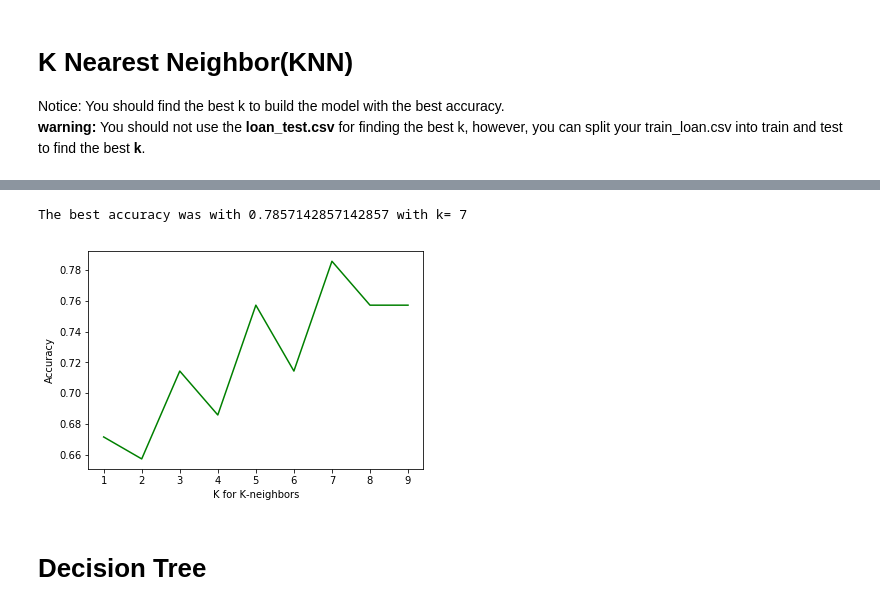
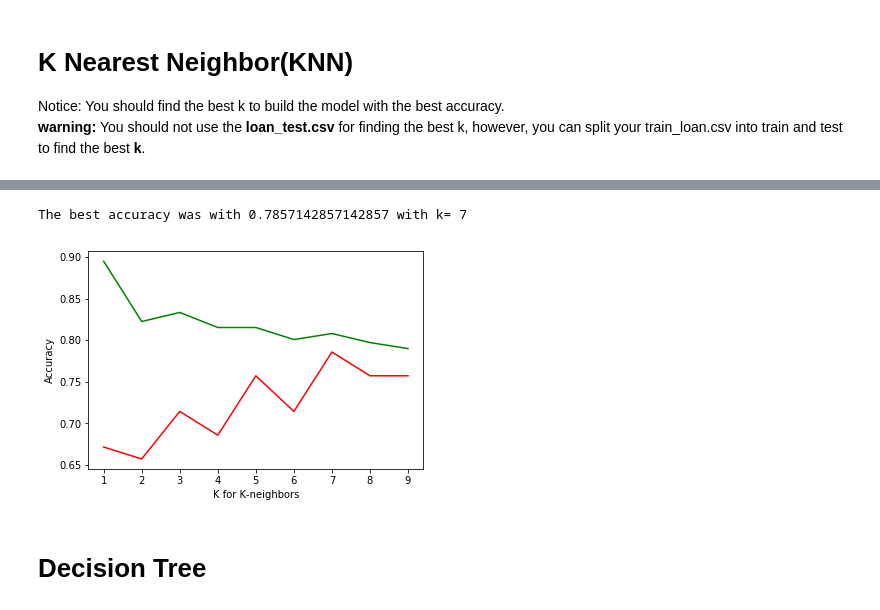
Before and after one commit to avklepikov/crsr_ibm_ml_capstone, a Jupyter notebook: Coursera_IBM_ML_w_python_Capstone.ipynb, the cells around one changed output, grey strips where cells are left out. Drawn from its saved outputs; the diff is of its cells as text; code cells hidden in the pictures.

```diff
--- a/Coursera_IBM_ML_w_python_Capstone.ipynb
+++ b/Coursera_IBM_ML_w_python_Capstone.ipynb
@@ -287,6 +287,7 @@ from sklearn.neighbors import KNeighborsClassifier
 #Training
 Ks = 10
 mean_acc = np.zeros((Ks-1))
+mean_acc_train = np.zeros((Ks-1))
 
 for k in range(1,Ks):
 
@@ -310,6 +311,7 @@ for k in range(1,Ks):
     from sklearn import metrics
     print ("Train set accuracy: ", metrics.accuracy_score(y_train, y_hat_train))
     print ("Test  set accuracy: ", metrics.accuracy_score(y_test,y_hat_test))
+    mean_acc_train[k-1] = metrics.accuracy_score(y_train, y_hat_train)
     mean_acc[k-1] = metrics.accuracy_score(y_test,y_hat_test)
 
 print (mean_acc)
@@ -332,14 +334,15 @@ Test  set accuracy:  0.7571428571428571
 [0.67142857 0.65714286 0.71428571 0.68571429 0.75714286 0.71428571
  0.78571429 0.75714286 0.75714286]
 # %%
-plt.plot(range(1,Ks),mean_acc, 'g')
+plt.plot(range(1,Ks),mean_acc, 'r')
+plt.plot(range(1,Ks),mean_acc_train, 'g')
 plt.ylabel("Accuracy")
 plt.xlabel("K for K-neighbors")
 plt.show
 print( "The best accuracy was with", mean_acc.max(), "with k=", mean_acc.argmax()+1)
 # %% [output]
 The best accuracy was with 0.7857142857142857 with k= 7
-[figure, old version]
+[figure, new version]
 # %% [markdown]
 # Decision Tree
 # %% [markdown]
```
